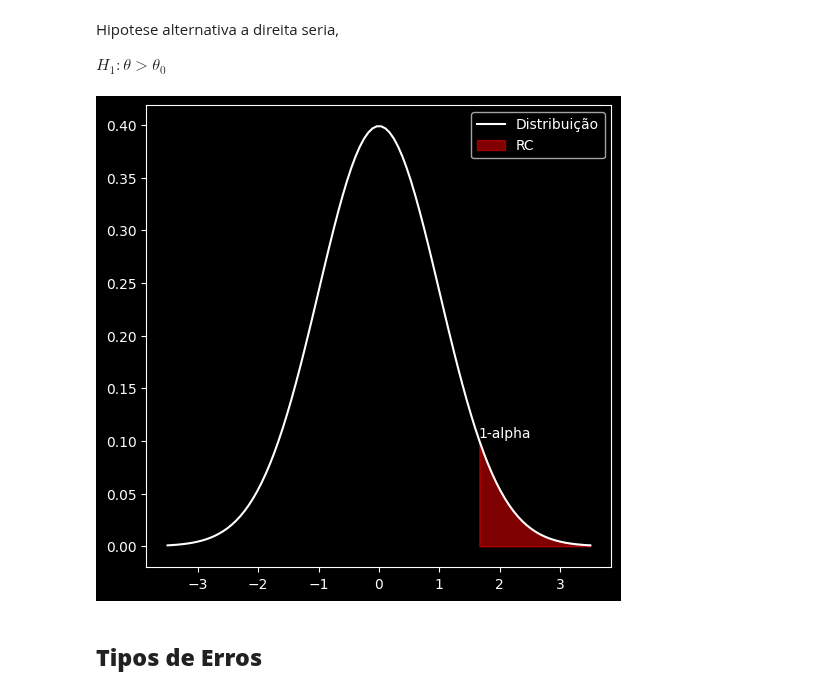
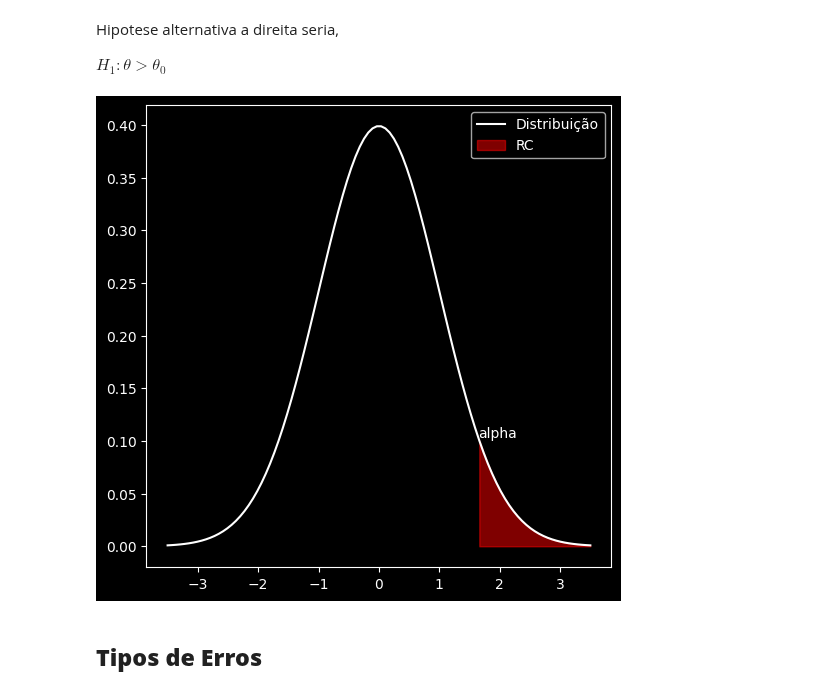
Before and after one commit to jvataidee/ManualdeAnalisedeDadosPython, a Jupyter notebook: cap7_teste_hipotese.ipynb, the cells around one changed output. Drawn from its saved outputs; the diff is of its cells as text; code cells hidden in the pictures.

```diff
--- a/cap7_teste_hipotese.ipynb
+++ b/cap7_teste_hipotese.ipynb
@@ -108,21 +108,21 @@ $
 # %%
 # Cria a distribuição normal
 plt.plot(x, norm.pdf(x, mu, sigma), color = 'white')
 
 # Adiciona a região de rejeição
 high = norm.ppf(1 - alpha)
-plt.fill_between(x, norm.pdf(x, mu, sigma), where=(x>=high), color='red', alpha=0.5)
+plt.fill_between(x, norm.pdf(x, mu, sigma), where=(x>high), color='red', alpha=0.5)
 
 # Adiciona a anotação
-plt.text(high, norm.pdf(high, mu, sigma), f'1-alpha', ha='left')
+plt.text(high, norm.pdf(high, mu, sigma), f'alpha', ha='left')
 
 # Adiciona as legendas
 plt.legend(["Distribuição",'RC', 'RN'])
 
 # Mostra o gráfico
 plt.show()
 # %% [output]
-[figure, old version]
+[figure, new version]
 # %% [markdown]
 ## **Tipos de Erros**
 # %% [markdown]
```
Also changed, not shown: parts of 1 cell of this notebook.
